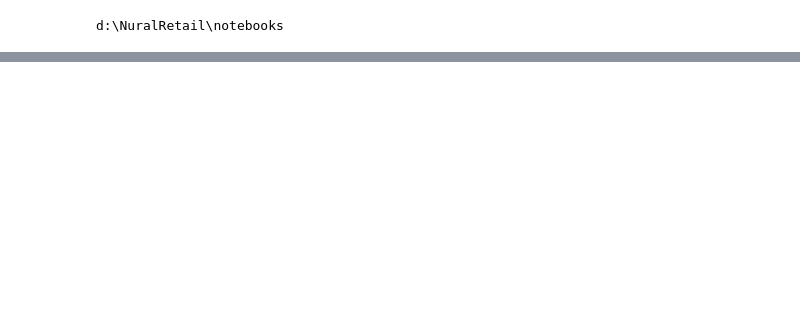
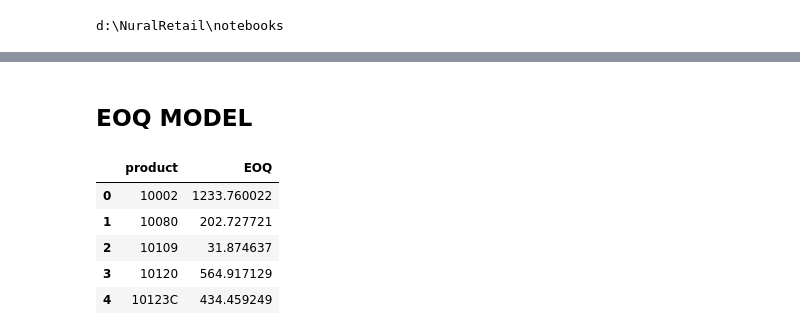
Before and after one commit to sagarmehra69/neuralretail-ai-sales-intelligence, a Jupyter notebook: notebooks/07_Inventory_Intelligence_System.ipynb, the cells around one changed output, grey strips where cells are left out. Saved outputs shown, nothing was run; the diff lists cells and outputs as text; code cells hidden in the pictures; blank space fills up the shorter version.

```diff
--- a/notebooks/07_Inventory_Intelligence_System.ipynb
+++ b/notebooks/07_Inventory_Intelligence_System.ipynb
@@ -1000,0 +140,24 @@ Name: count, dtype: int64
+# %% [markdown]
+## EOQ MODEL
+# %%
+inventory_df['EOQ'] = np.sqrt(
+
+    (
+        2
+        * inventory_df['annual_demand']
+        * inventory_df['ordering_cost']
+    )
+
+    /
+
+    (inventory_df['holding_cost'] + 1)
+)
+
+inventory_df[['product', 'EOQ']].head()
+# %% [output]
+|  | product | EOQ |
+| 0 | 10002 | 1233.760022 |
+| 1 | 10080 | 202.727721 |
+| 2 | 10109 | 31.874637 |
+| 3 | 10120 | 564.917129 |
+| 4 | 10123C | 434.459249 |
```
Also changed, not shown: parts of 78 cells of this notebook, 3 other files.
